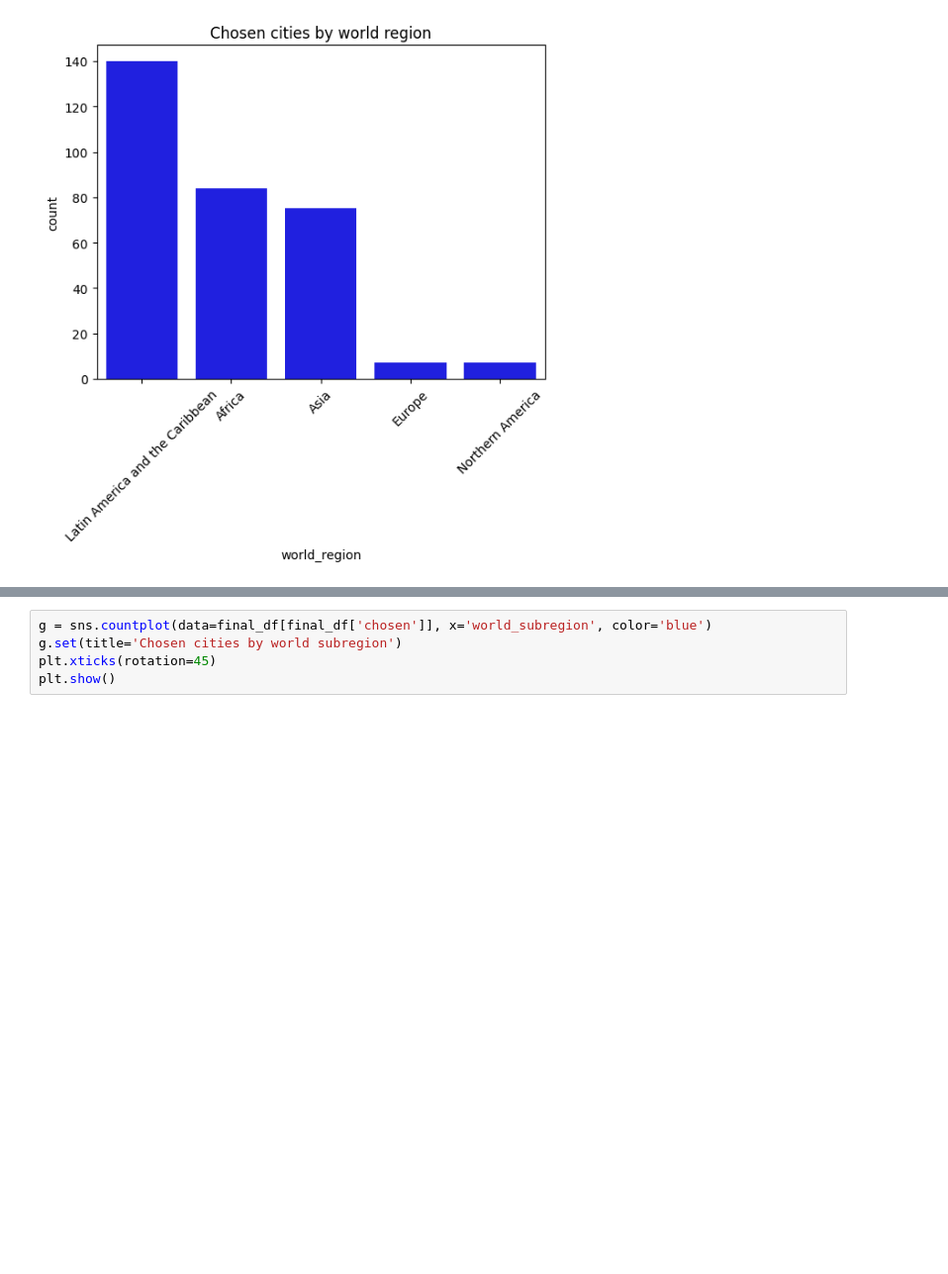
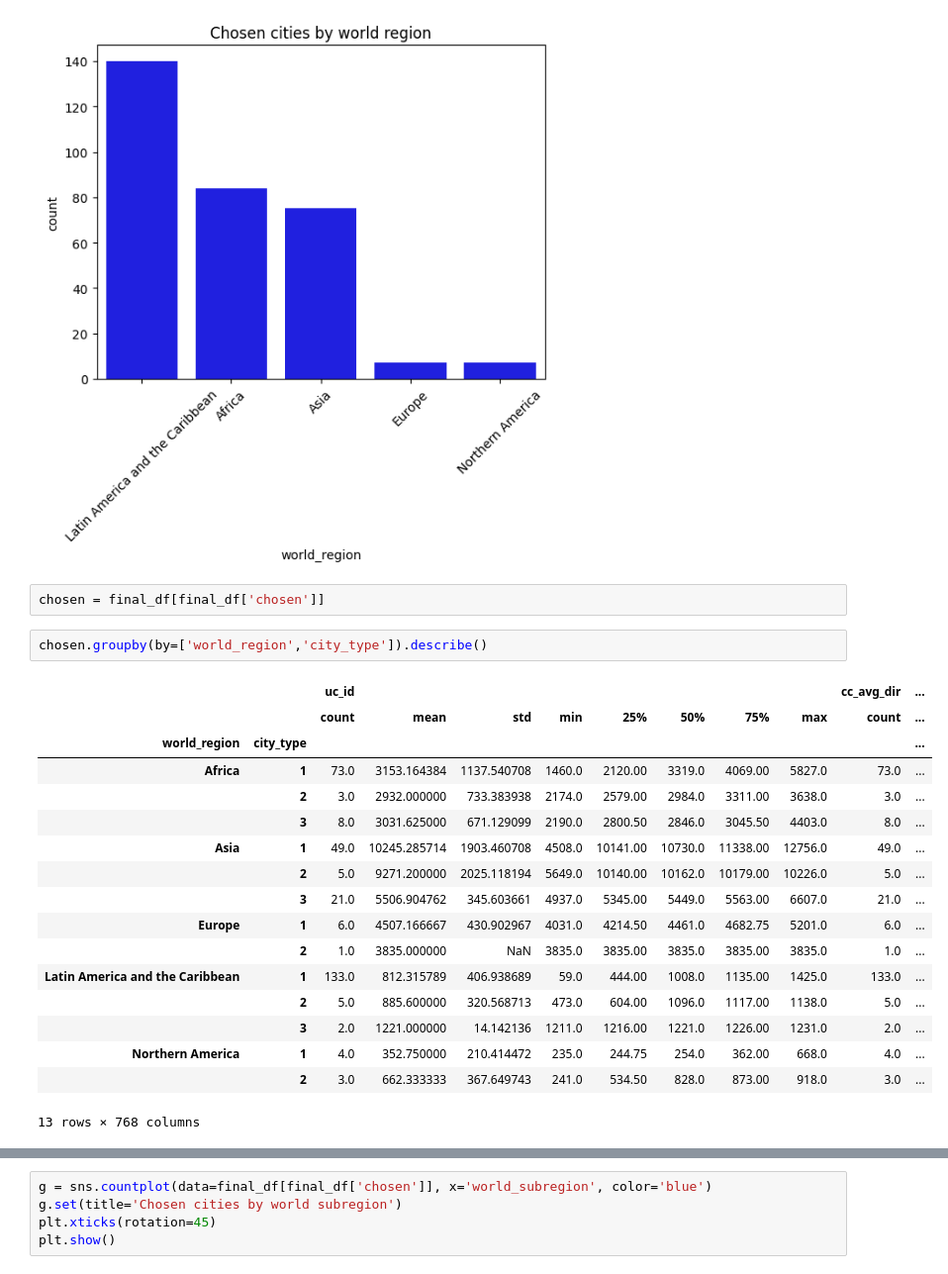
Before and after one commit to Pendulun/POC1, a Jupyter notebook: code/analiseIndicadoresMundiais/3-final_features_analysis.ipynb, the cells around one changed output, grey strips where cells are left out. Shown at 99% size. Saved outputs shown, nothing was run; the diff lists cells and outputs as text; blank space fills up the shorter version.

```diff
--- a/code/analiseIndicadoresMundiais/3-final_features_analysis.ipynb
+++ b/code/analiseIndicadoresMundiais/3-final_features_analysis.ipynb
@@ -718,3 +722,25 @@ plt.xticks(rotation=45)
   Text(3, 0, 'Europe'),
   Text(4, 0, 'Northern America')])
 [figure]
+# %%
+chosen = final_df[final_df['chosen']]
+# %%
+chosen.groupby(by=['world_region','city_type']).describe()
+# %% [output]
+|  |  | uc_id |  |  |  |  |  |  |  | cc_avg_dir | ... |
+|  |  | count | mean | std | min | 25% | 50% | 75% | max | count | ... |
+| world_region | city_type |  |  |  |  |  |  |  |  |  | ... |
+| Africa | 1 | 73.0 | 3153.164384 | 1137.540708 | 1460.0 | 2120.00 | 3319.0 | 4069.00 | 5827.0 | 73.0 | ... |
+|  | 2 | 3.0 | 2932.000000 | 733.383938 | 2174.0 | 2579.00 | 2984.0 | 3311.00 | 3638.0 | 3.0 | ... |
+|  | 3 | 8.0 | 3031.625000 | 671.129099 | 2190.0 | 2800.50 | 2846.0 | 3045.50 | 4403.0 | 8.0 | ... |
+| Asia | 1 | 49.0 | 10245.285714 | 1903.460708 | 4508.0 | 10141.00 | 10730.0 | 11338.00 | 12756.0 | 49.0 | ... |
+|  | 2 | 5.0 | 9271.200000 | 2025.118194 | 5649.0 | 10140.00 | 10162.0 | 10179.00 | 10226.0 | 5.0 | ... |
+|  | 3 | 21.0 | 5506.904762 | 345.603661 | 4937.0 | 5345.00 | 5449.0 | 5563.00 | 6607.0 | 21.0 | ... |
+| Europe | 1 | 6.0 | 4507.166667 | 430.902967 | 4031.0 | 4214.50 | 4461.0 | 4682.75 | 5201.0 | 6.0 | ... |
+|  | 2 | 1.0 | 3835.000000 | NaN | 3835.0 | 3835.00 | 3835.0 | 3835.00 | 3835.0 | 1.0 | ... |
+| Latin America and the Caribbean | 1 | 133.0 | 812.315789 | 406.938689 | 59.0 | 444.00 | 1008.0 | 1135.00 | 1425.0 | 133.0 | ... |
+|  | 2 | 5.0 | 885.600000 | 320.568713 | 473.0 | 604.00 | 1096.0 | 1117.00 | 1138.0 | 5.0 | ... |
+|  | 3 | 2.0 | 1221.000000 | 14.142136 | 1211.0 | 1216.00 | 1221.0 | 1226.00 | 1231.0 | 2.0 | ... |
+| Northern America | 1 | 4.0 | 352.750000 | 210.414472 | 235.0 | 244.75 | 254.0 | 362.00 | 668.0 | 4.0 | ... |
+|  | 2 | 3.0 | 662.333333 | 367.649743 | 241.0 | 534.50 | 828.0 | 873.00 | 918.0 | 3.0 | ... |
+13 rows × 768 columns
```
Also changed, not shown: parts of 5 cells of this notebook.
